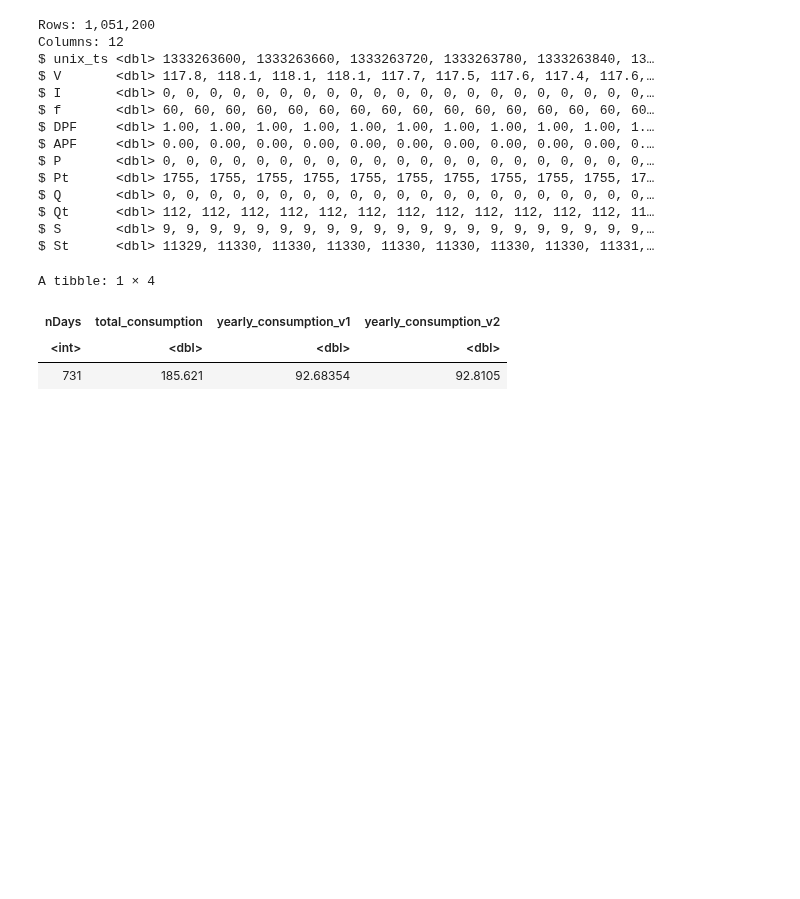
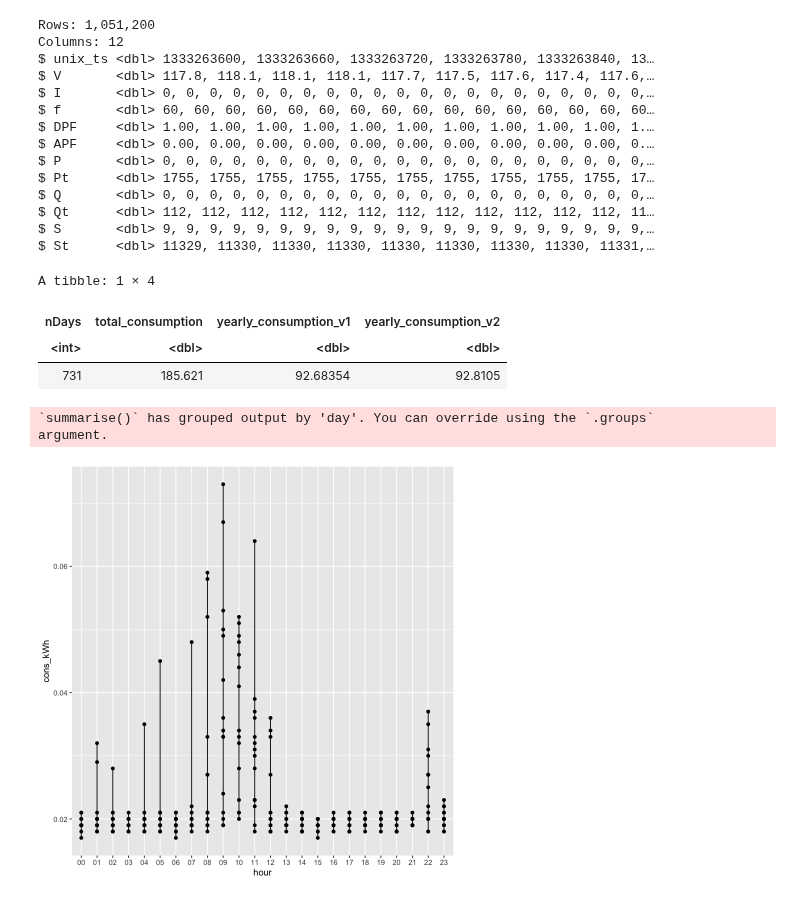
Before and after one commit to philippebarrette4/INF1430, a Jupyter notebook: scripts/ElectricityAnalysis/Sub-Meters/B1E.ipynb, the cells around one changed output. Saved outputs shown, nothing was run; the diff lists cells and outputs as text; code cells hidden in the pictures; blank space fills up the shorter version.

Commit message:
started visualization of B1E

```diff
--- a/scripts/ElectricityAnalysis/Sub-Meters/B1E.ipynb
+++ b/scripts/ElectricityAnalysis/Sub-Meters/B1E.ipynb
@@ -30,3 +33,19 @@ A tibble: 1 × 4
 | nDays | total_consumption | yearly_consumption_v1 | yearly_consumption_v2 |
 | <int> | <dbl> | <dbl> | <dbl> |
 | 731 | 185.621 | 92.68354 | 92.8105 |
+# %%
+B1E_Jan_15 <- B1E %>%
+    filter(month == "01", day <= "15") %>%
+    group_by(day, hour) %>%
+    summarise(
+        cons_kWh = sum(St_avg_rate) / 1000
+    )
+# %% [output]
+`summarise()` has grouped output by 'day'. You can override using the `.groups`
+argument.
+# %%
+ggplot(B1E_Jan_15, aes(x = hour, y = cons_kWh)) +
+    geom_point() +
+    geom_line()
+# %% [output]
+[figure, added]
```
Also changed, not shown: parts of 1 cell of this notebook.
